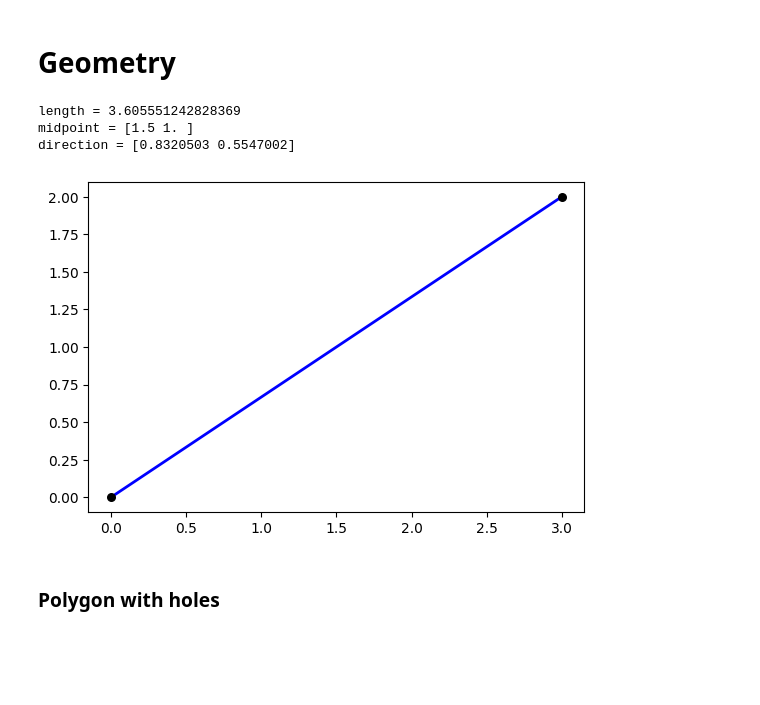
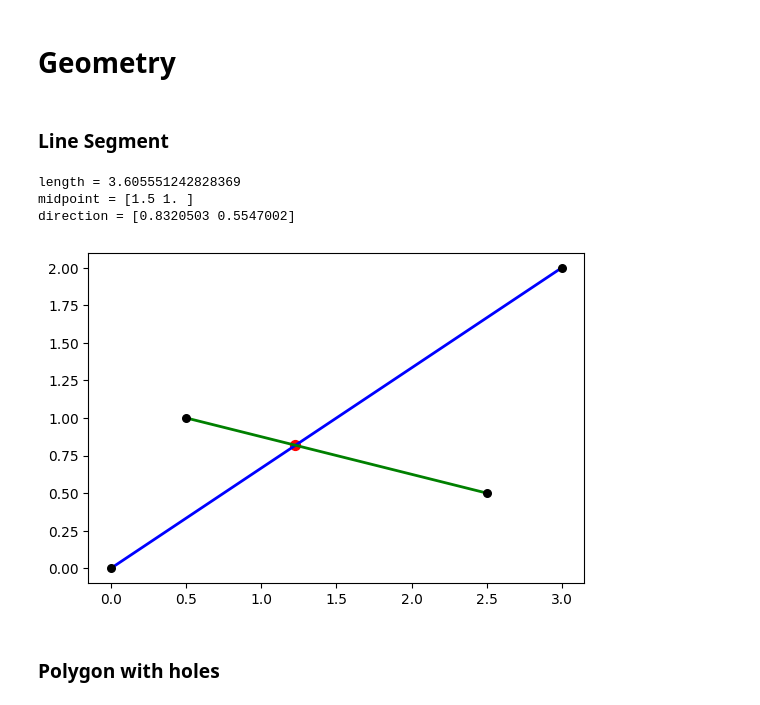
Before and after one commit to seekjim20/dshape, a Jupyter notebook: examples/demo.ipynb, the cells around one changed output. Drawn from its saved outputs; the diff is of its cells as text; code cells hidden in the pictures; blank space fills up the shorter version.

Commit message:
feat: add intersection calculations for linesegment.
This includes intersection between two line segments, and intersection
between a line segment and a polygon.

```diff
--- a/examples/demo.ipynb
+++ b/examples/demo.ipynb
@@ -7,17 +7,26 @@ import importlib
 import dshape
 # %% [markdown]
 # Geometry
+# %% [markdown]
+### Line Segment
 # %%
 l1 = dshape.geometry.LineSegment([0., 0.], [3., 2.])
+l2 = dshape.geometry.LineSegment([0.5, 1.0], [2.5, 0.5])
+intersection = l1.intersection(l2)
 print(f'length = {l1.length}')     # 5.0
 print(f'midpoint = {l1.midpoint}')   # [1.5, 2.0]
 print(f'direction = {l1.direction}')  # [0.6, 0.8] (unit vector)
-l1.plot();
+
+fig, ax = plt.subplots()
+l1.plot(ax=ax);
+l2.plot(ax=ax, color='green');
+if intersection is not None:
+    intersection.plot(marker='o', color='red', ax=ax)
 # %% [output]
 length = 3.605551242828369
 midpoint = [1.5 1. ]
 direction = [0.8320503 0.5547002]
-[figure, old version]
+[figure, new version]
 # %% [markdown]
 ### Polygon with holes
 # %%
```
Also changed, not shown: parts of 1 cell of this notebook, 3 other files.
